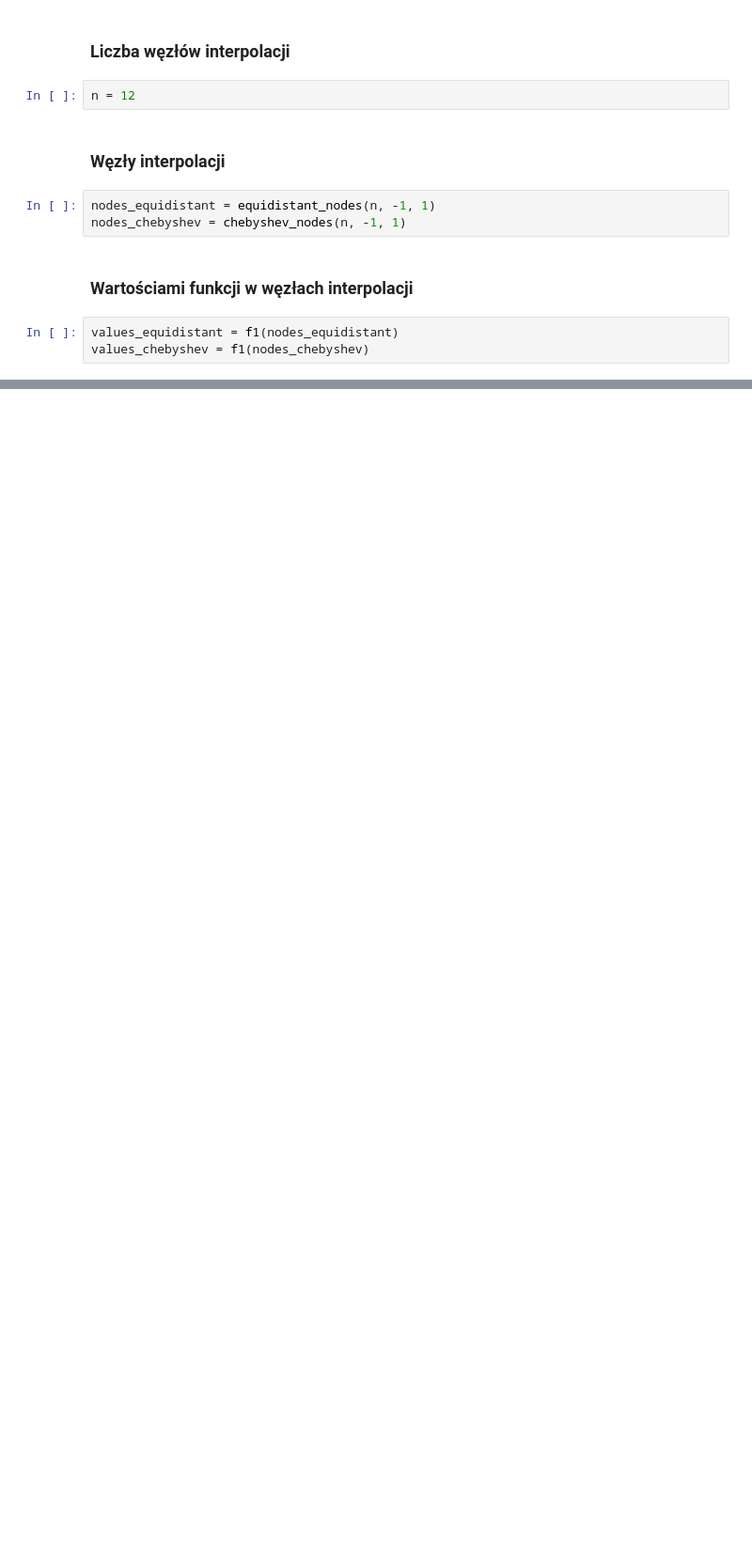
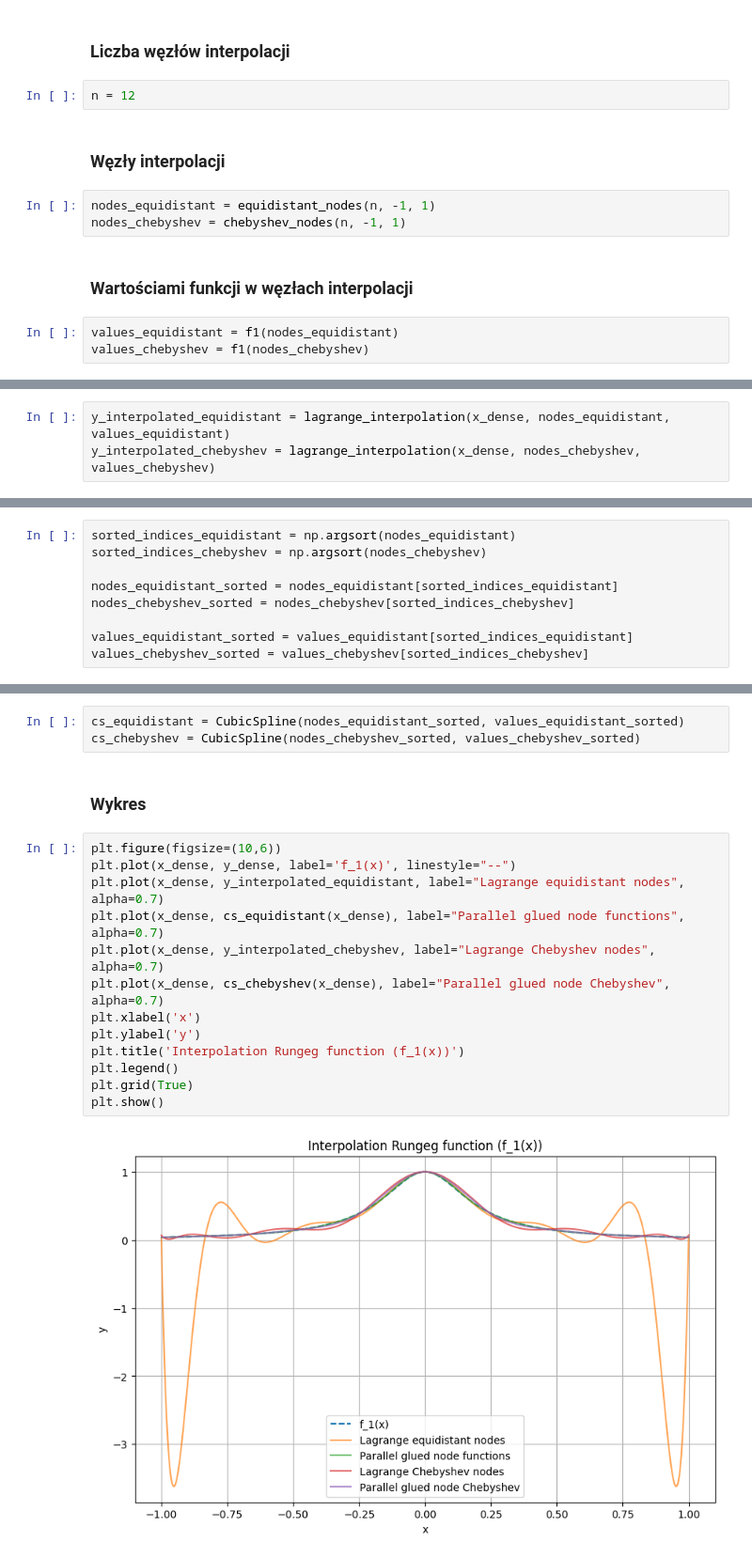
Before and after one commit to arturgesiarz/CalculationTechMethods-Course, a Jupyter notebook: lab04/ex1.ipynb, the cells around one changed output, grey strips where cells are left out. Shown at 94% size. Cells and saved outputs as stored; diff of their text form; blank space fills up the shorter version.

```diff
--- a/lab04/ex1.ipynb
+++ b/lab04/ex1.ipynb
@@ -57,0 +62,3 @@ values_chebyshev = f1(nodes_chebyshev)
+# %%
+y_interpolated_equidistant = lagrange_interpolation(x_dense, nodes_equidistant, values_equidistant)
+y_interpolated_chebyshev = lagrange_interpolation(x_dense, nodes_chebyshev, values_chebyshev)
@@ -57,0 +67,9 @@ values_chebyshev = f1(nodes_chebyshev)
+# %%
+sorted_indices_equidistant = np.argsort(nodes_equidistant)
+sorted_indices_chebyshev = np.argsort(nodes_chebyshev)
+
+nodes_equidistant_sorted = nodes_equidistant[sorted_indices_equidistant]
+nodes_chebyshev_sorted = nodes_chebyshev[sorted_indices_chebyshev]
+
+values_equidistant_sorted = values_equidistant[sorted_indices_equidistant]
+values_chebyshev_sorted = values_chebyshev[sorted_indices_chebyshev]
@@ -57,0 +78,20 @@ values_chebyshev = f1(nodes_chebyshev)
+# %%
+cs_equidistant = CubicSpline(nodes_equidistant_sorted, values_equidistant_sorted)
+cs_chebyshev = CubicSpline(nodes_chebyshev_sorted, values_chebyshev_sorted)
+# %% [markdown]
+### Wykres
+# %%
+plt.figure(figsize=(10,6))
+plt.plot(x_dense, y_dense, label='f_1(x)', linestyle="--")
+plt.plot(x_dense, y_interpolated_equidistant, label="Lagrange equidistant nodes", alpha=0.7)
+plt.plot(x_dense, cs_equidistant(x_dense), label="Parallel glued node functions", alpha=0.7)
+plt.plot(x_dense, y_interpolated_chebyshev, label="Lagrange Chebyshev nodes", alpha=0.7)
+plt.plot(x_dense, cs_chebyshev(x_dense), label="Parallel glued node Chebyshev", alpha=0.7)
+plt.xlabel('x')
+plt.ylabel('y')
+plt.title('Interpolation Rungeg function (f_1(x))')
+plt.legend()
+plt.grid(True)
+plt.show()
+# %% [output]
+[figure, added]
```
Also changed, not shown: parts of 16 cells of this notebook.
